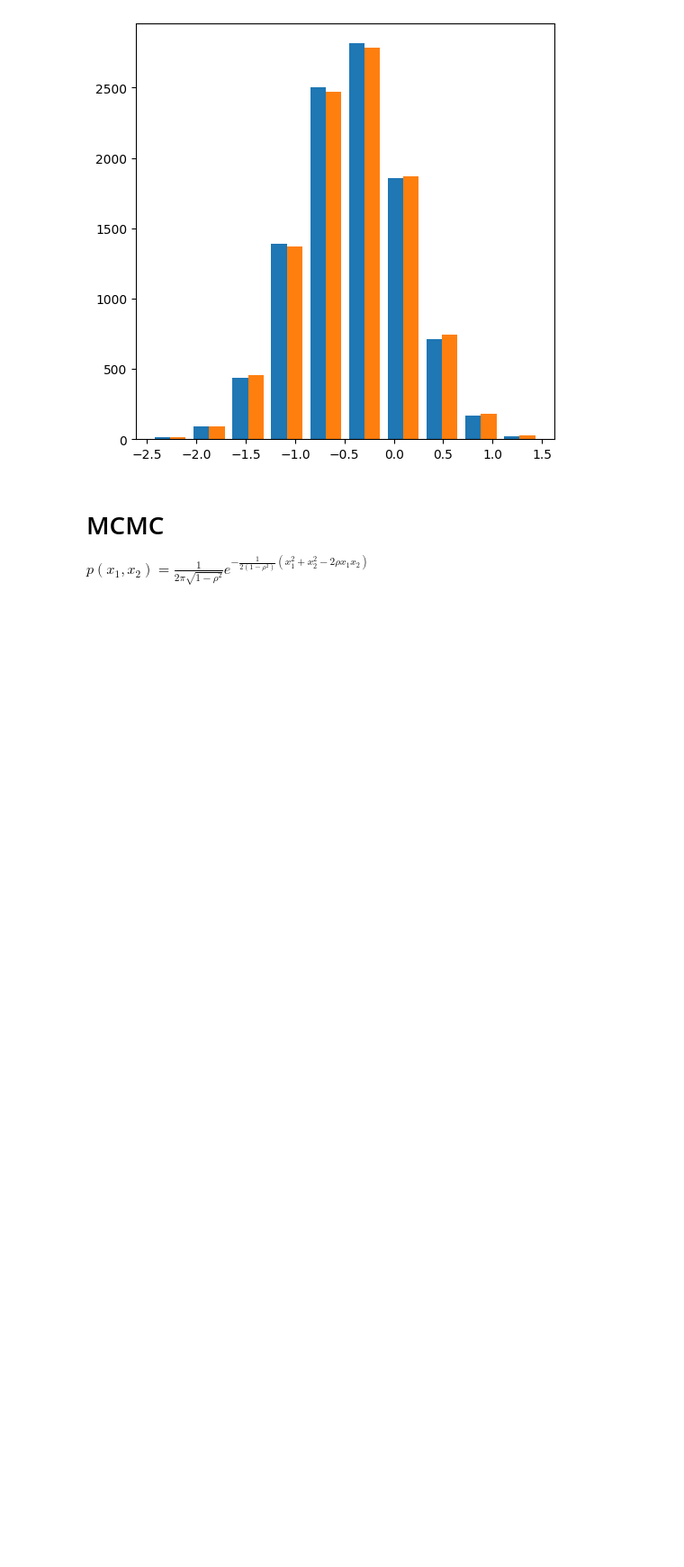
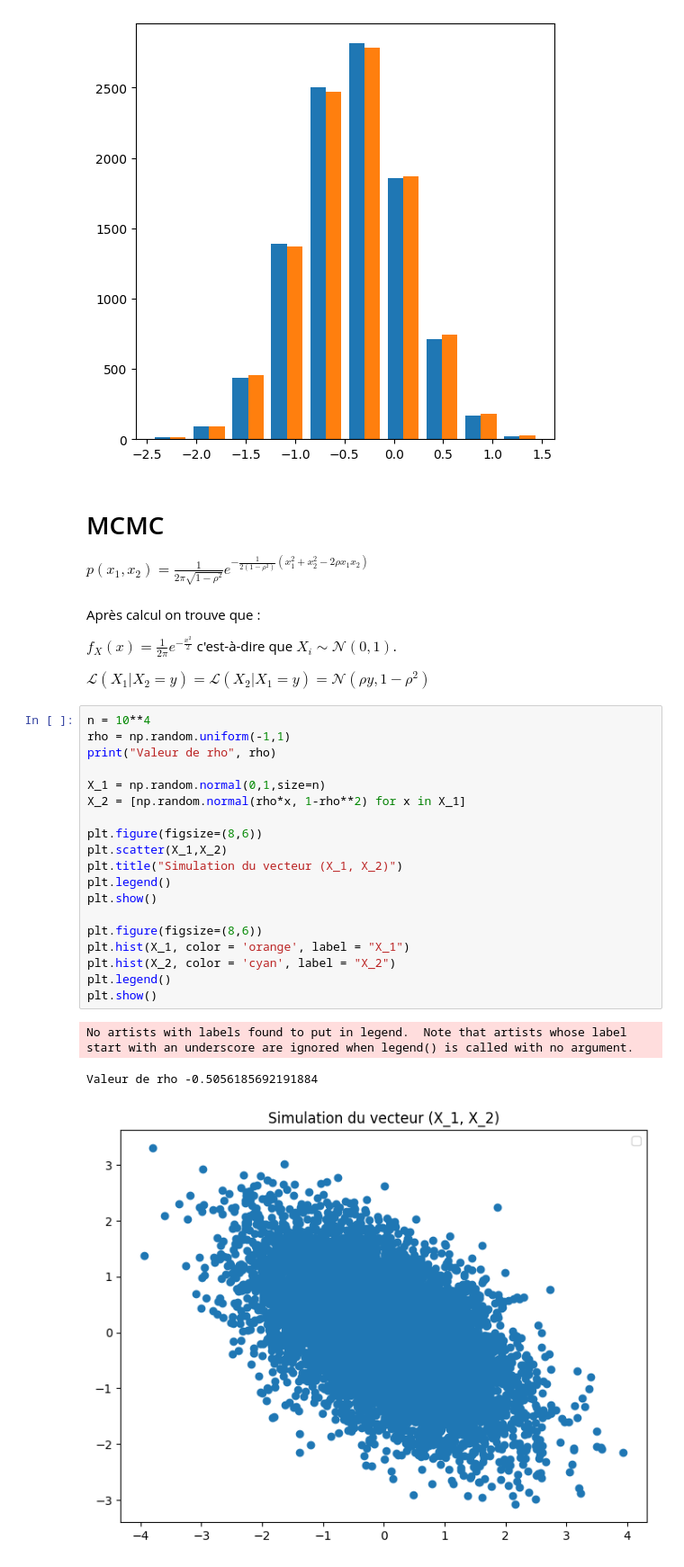
Before and after one commit to AugustinCablant/Monte-Carlo-methods, a Jupyter notebook: TP.ipynb, the cells around one changed output. Shown at 90% size. Saved outputs shown, nothing was run; the diff lists cells and outputs as text; blank space fills up the shorter version.

```diff
--- a/TP.ipynb
+++ b/TP.ipynb
@@ -393,3 +393,32 @@ plt.show()
 # MCMC
 
 $ p(x_1, x_2) = \displaystyle \frac{1}{2 \pi \sqrt{1 - \rho ^2}} \displaystyle e^{- \frac{1}{2(1 - \rho ^2)} (x_1 ^2 + x_2 ^2 - 2 \rho x_1 x_2)}$
+# %% [markdown]
+Après calcul on trouve que :
+
+$ f_{X} (x) = \frac{1}{2 \pi } e^{- \frac{x^2}{2}}$ c'est-à-dire que $ X_i \sim \mathcal{N} (0,1)$.
+
+$ \mathcal{L} (X_1 | X_2 =y) = \mathcal{L} (X_2 | X_1 =y) = \mathcal{N} (\rho y , 1 - \rho ^2) $
+# %%
+n = 10**4
+rho = np.random.uniform(-1,1)
+print("Valeur de rho", rho)
+
+X_1 = np.random.normal(0,1,size=n)
+X_2 = [np.random.normal(rho*x, 1-rho**2) for x in X_1]
+
+plt.figure(figsize=(8,6))
+plt.scatter(X_1,X_2)
+plt.title("Simulation du vecteur (X_1, X_2)")
+plt.legend()
+plt.show()
+
+plt.figure(figsize=(8,6))
+plt.hist(X_1, color = 'orange', label = "X_1")
+plt.hist(X_2, color = 'cyan', label = "X_2")
+plt.legend()
+plt.show()
+# %% [output]
+No artists with labels found to put in legend.  Note that artists whose label start with an underscore are ignored when legend() is called with no argument.
+Valeur de rho -0.5056185692191884
+[figure, added]
```
Also changed, not shown: parts of 2 cells of this notebook.
